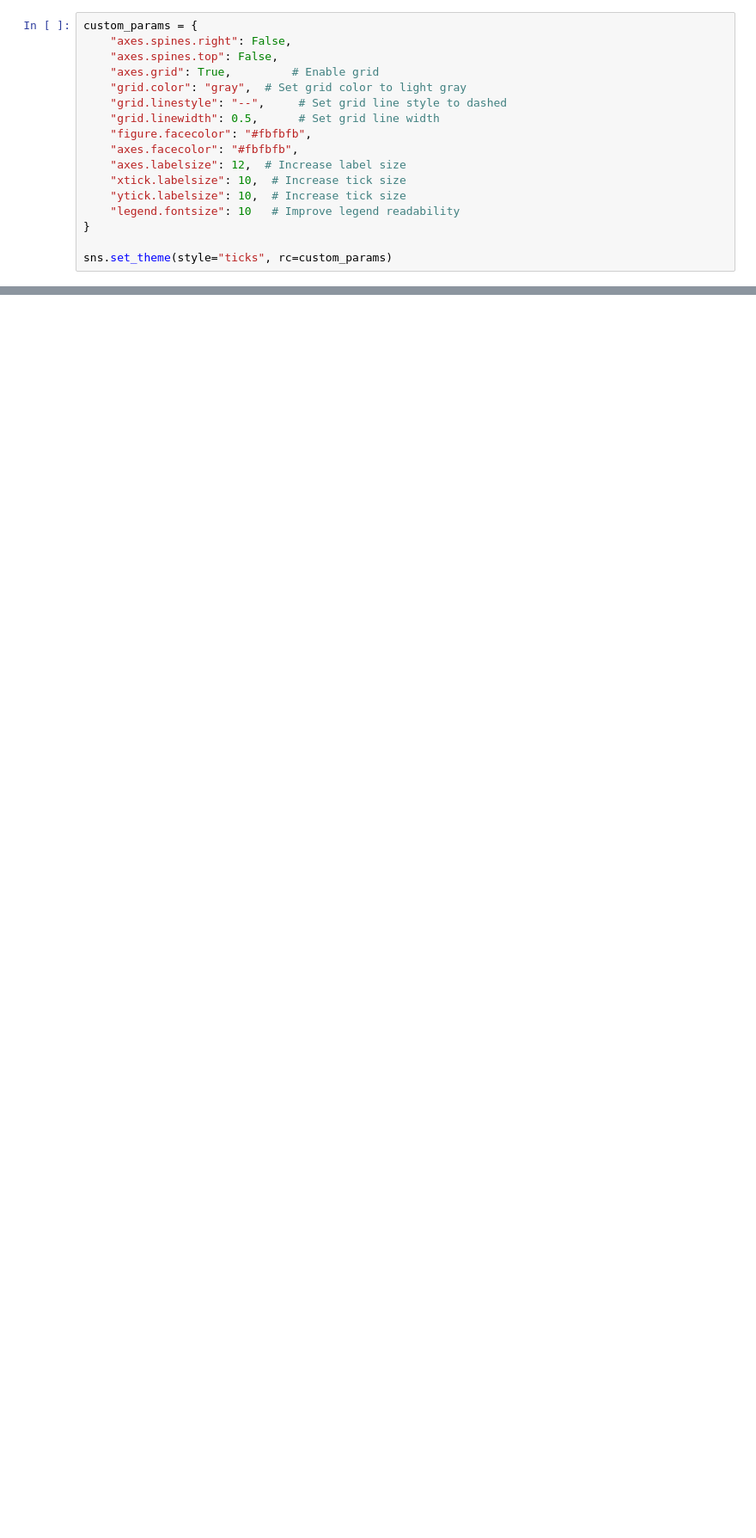
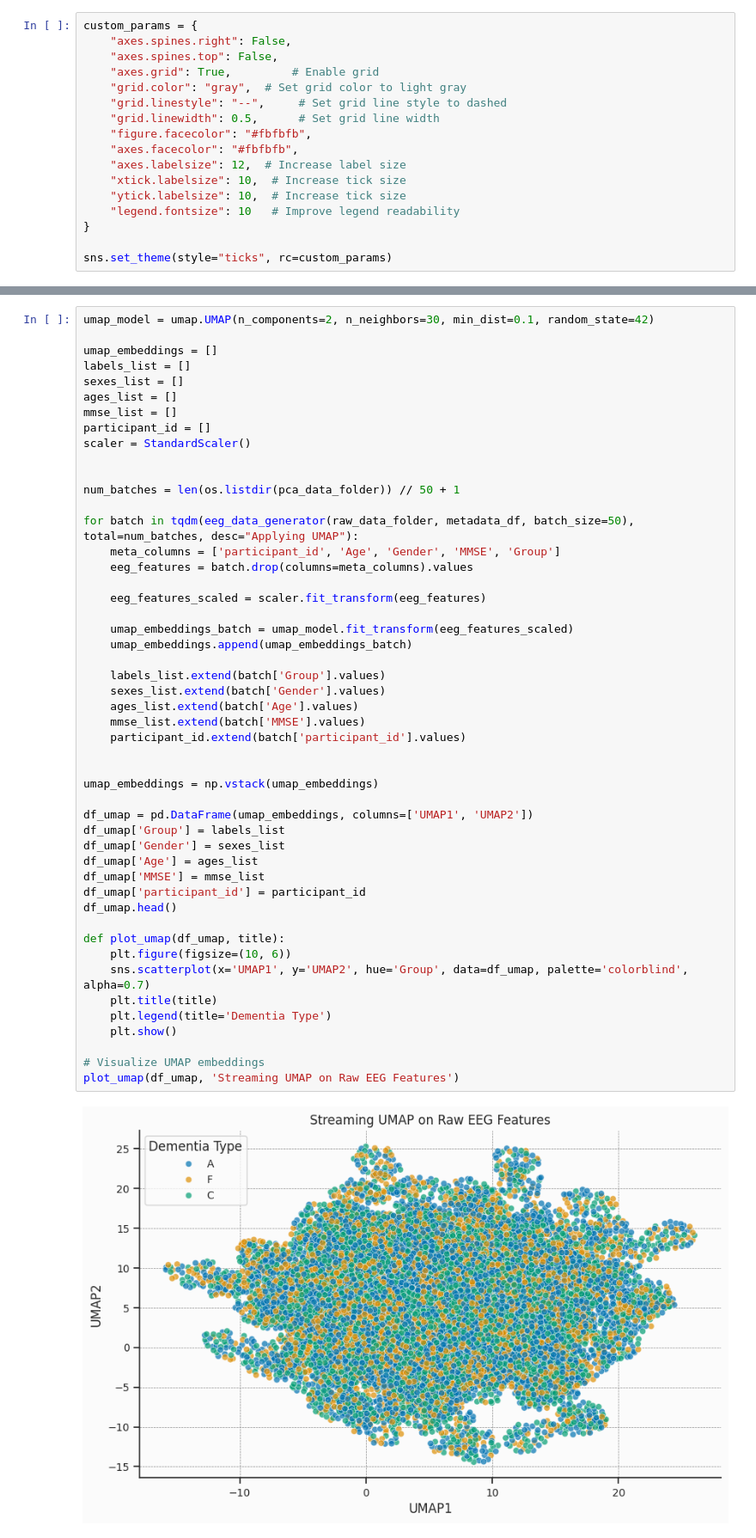
Before and after one commit to marta-brasola/eeg-ml-thesis, a Jupyter notebook: data_analysis/data-viz.ipynb, the cells around one changed output, grey strips where cells are left out. Shown at 86% size. Drawn from its saved outputs; the diff is of its cells as text; blank space fills up the shorter version.

```diff
--- a/data_analysis/data-viz.ipynb
+++ b/data_analysis/data-viz.ipynb
@@ -144,0 +116,51 @@ plt.show()
+# %%
+umap_model = umap.UMAP(n_components=2, n_neighbors=30, min_dist=0.1, random_state=42)
+
+umap_embeddings = []
+labels_list = []
+sexes_list = []
+ages_list = []
+mmse_list = []
+participant_id = []
+scaler = StandardScaler()
+
+
+num_batches = len(os.listdir(pca_data_folder)) // 50 + 1
+
+for batch in tqdm(eeg_data_generator(raw_data_folder, metadata_df, batch_size=50), total=num_batches, desc="Applying UMAP"):
+    meta_columns = ['participant_id', 'Age', 'Gender', 'MMSE', 'Group']
+    eeg_features = batch.drop(columns=meta_columns).values
+
+    eeg_features_scaled = scaler.fit_transform(eeg_features)
+
+    umap_embeddings_batch = umap_model.fit_transform(eeg_features_scaled)
+    umap_embeddings.append(umap_embeddings_batch)
+
+    labels_list.extend(batch['Group'].values)
+    sexes_list.extend(batch['Gender'].values)
+    ages_list.extend(batch['Age'].values)
+    mmse_list.extend(batch['MMSE'].values)
+    participant_id.extend(batch['participant_id'].values)
+
+
+umap_embeddings = np.vstack(umap_embeddings)
+
+df_umap = pd.DataFrame(umap_embeddings, columns=['UMAP1', 'UMAP2'])
+df_umap['Group'] = labels_list
+df_umap['Gender'] = sexes_list
+df_umap['Age'] = ages_list
+df_umap['MMSE'] = mmse_list
+df_umap['participant_id'] = participant_id
+df_umap.head()
+
+def plot_umap(df_umap, title):
+    plt.figure(figsize=(10, 6))
+    sns.scatterplot(x='UMAP1', y='UMAP2', hue='Group', data=df_umap, palette='colorblind', alpha=0.7)
+    plt.title(title)
+    plt.legend(title='Dementia Type')
+    plt.show()
+
+# Visualize UMAP embeddings
+plot_umap(df_umap, 'Streaming UMAP on Raw EEG Features')
+# %% [output]
+[figure, added]
```
Also changed, not shown: parts of 7 cells of this notebook, 40 other files.
